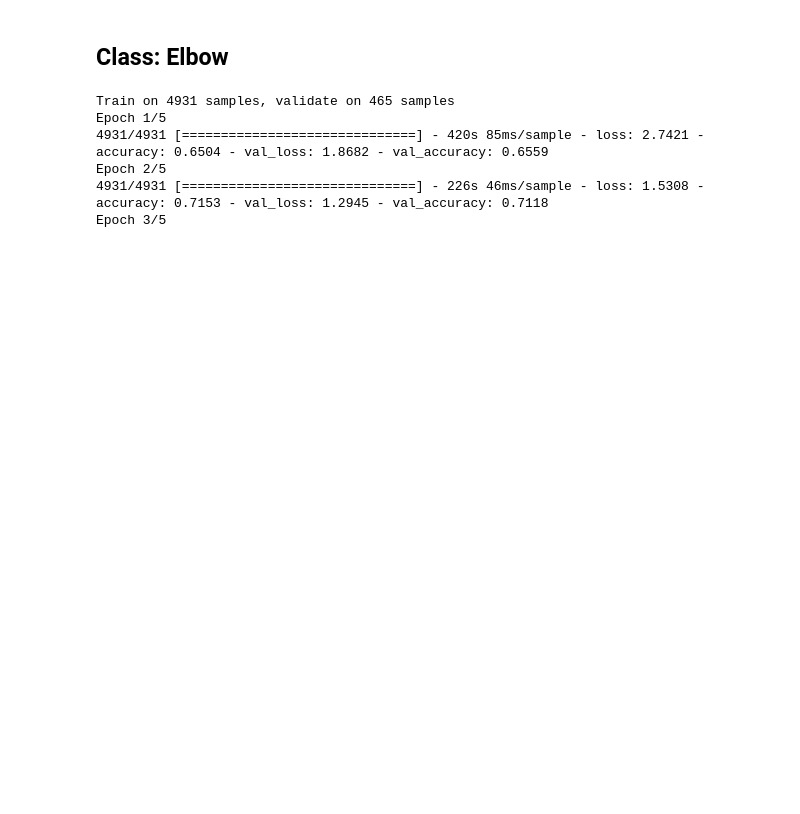
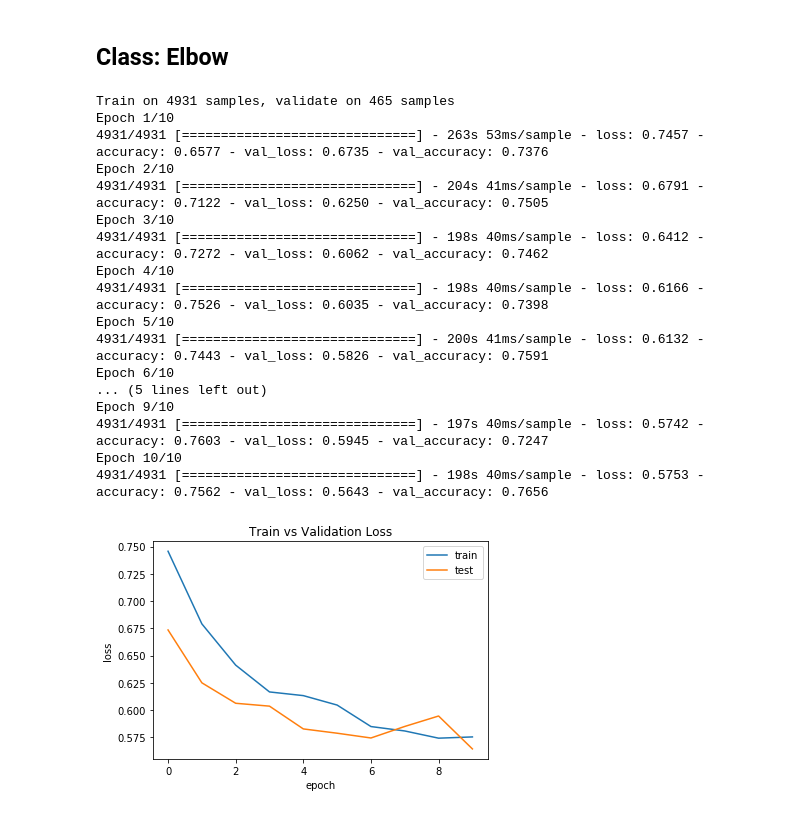
Before and after one commit to amikha33/MURA, a Jupyter notebook: Mura_InceptionV1.ipynb, the cells around one changed output. Saved outputs shown, nothing was run; the diff lists cells and outputs as text; code cells hidden in the pictures; blank space fills up the shorter version.

```diff
--- a/Mura_InceptionV1.ipynb
+++ b/Mura_InceptionV1.ipynb
@@ -225,17 +186,29 @@ Epoch 5/5
 # %%
 train_X_ELBOW, train_y_ELBOW = load_data("..//MURA-v1.1", body_part="ELBOW", dataset_type="train")
 validation_X_ELBOW, validation_y_ELBOW = load_data("..//MURA-v1.1", body_part="ELBOW", dataset_type="validation")
 
 train_X_ELBOW = train_X_ELBOW.reshape(-1, 224, 224, 3) / 255.0
 validation_X_ELBOW = validation_X_ELBOW.reshape(-1, 224, 224, 3) / 255.0
 
-history_inception = inception_model.fit(train_X_ELBOW, train_y_ELBOW, epochs=5, batch_size=32, validation_data=(validation_X_ELBOW, validation_y_ELBOW))
+history_inception = inception_model.fit(train_X_ELBOW, train_y_ELBOW, epochs=10, batch_size=64, validation_data=(validation_X_ELBOW, validation_y_ELBOW))
 
 plotingModel(history_inception)
 # %% [output]
 Train on 4931 samples, validate on 465 samples
-Epoch 1/5
-4931/4931 [==============================] - 420s 85ms/sample - loss: 2.7421 - accuracy: 0.6504 - val_loss: 1.8682 - val_accuracy: 0.6559
-Epoch 2/5
-4931/4931 [==============================] - 226s 46ms/sample - loss: 1.5308 - accuracy: 0.7153 - val_loss: 1.2945 - val_accuracy: 0.7118
-Epoch 3/5
+Epoch 1/10
+4931/4931 [==============================] - 263s 53ms/sample - loss: 0.7457 - accuracy: 0.6577 - val_loss: 0.6735 - val_accuracy: 0.7376
+Epoch 2/10
+4931/4931 [==============================] - 204s 41ms/sample - loss: 0.6791 - accuracy: 0.7122 - val_loss: 0.6250 - val_accuracy: 0.7505
+Epoch 3/10
+4931/4931 [==============================] - 198s 40ms/sample - loss: 0.6412 - accuracy: 0.7272 - val_loss: 0.6062 - val_accuracy: 0.7462
+Epoch 4/10
+4931/4931 [==============================] - 198s 40ms/sample - loss: 0.6166 - accuracy: 0.7526 - val_loss: 0.6035 - val_accuracy: 0.7398
+Epoch 5/10
+4931/4931 [==============================] - 200s 41ms/sample - loss: 0.6132 - accuracy: 0.7443 - val_loss: 0.5826 - val_accuracy: 0.7591
+Epoch 6/10
+... (5 lines left out)
+Epoch 9/10
+4931/4931 [==============================] - 197s 40ms/sample - loss: 0.5742 - accuracy: 0.7603 - val_loss: 0.5945 - val_accuracy: 0.7247
+Epoch 10/10
+4931/4931 [==============================] - 198s 40ms/sample - loss: 0.5753 - accuracy: 0.7562 - val_loss: 0.5643 - val_accuracy: 0.7656
+[figure, added]
```
Also changed, not shown: parts of 23 cells of this notebook.
